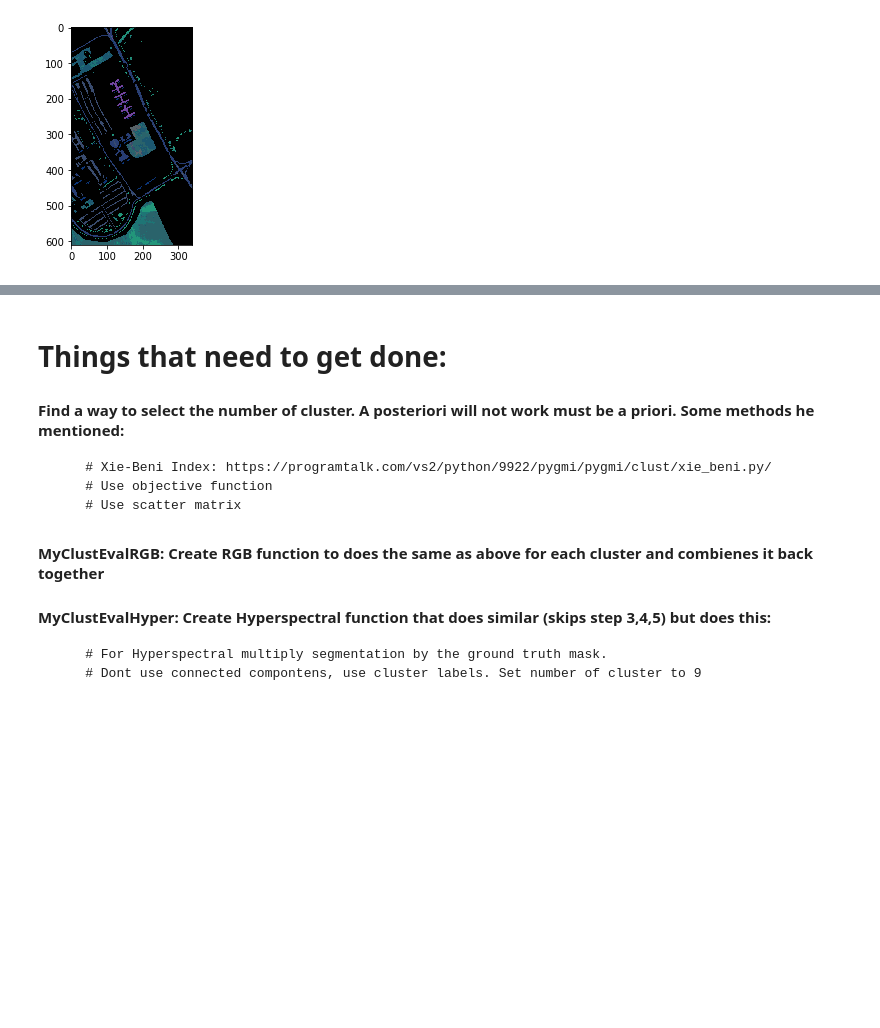
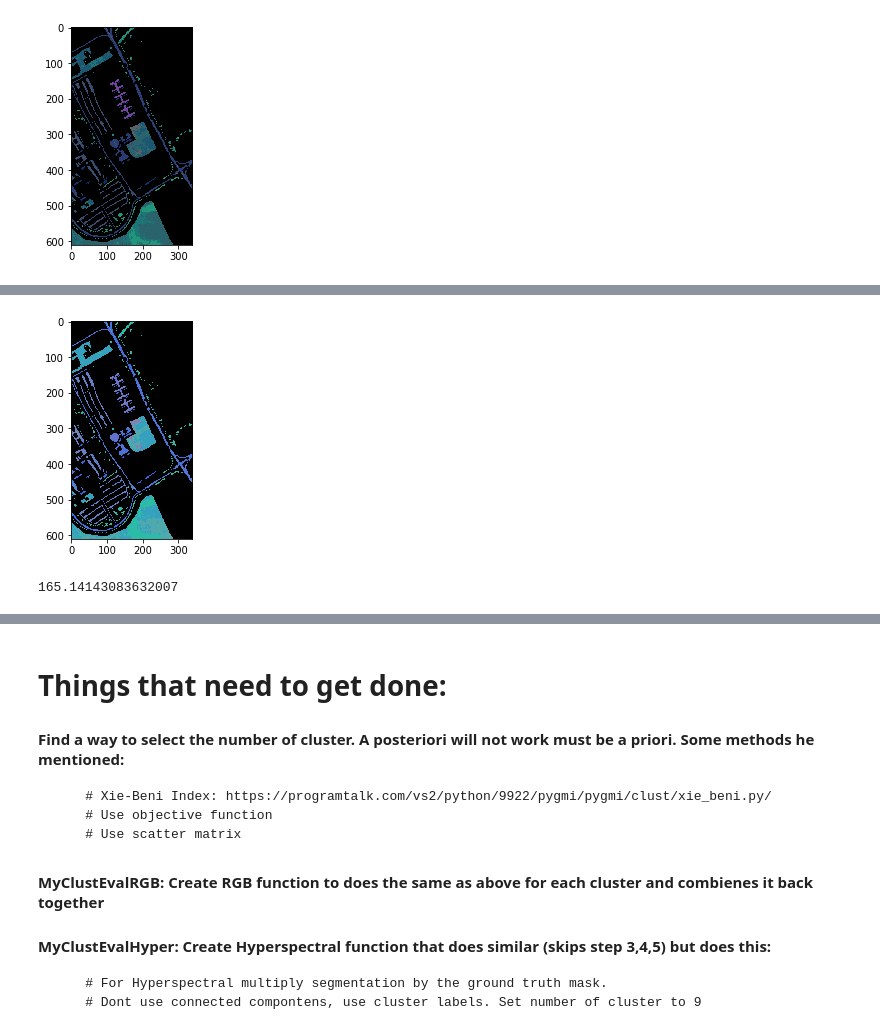
Before and after one commit to Eiris/MLProjectUF, a Jupyter notebook: Project 1/Project_1 - Data Cleaning for Kmeans.ipynb, the cells around one changed output, grey strips where cells are left out. Drawn from its saved outputs; the diff is of its cells as text; code cells hidden in the pictures; blank space fills up the shorter version.

```diff
--- a/Project 1/Project_1 - Data Cleaning for Kmeans.ipynb
+++ b/Project 1/Project_1 - Data Cleaning for Kmeans.ipynb
@@ -292,0 +629,22 @@ plt.show()
+# %%
+# create mask with same dimensions as image
+mask = np.zeros_like(img_clustered)
+
+# copy your image_mask to all dimensions (i.e. colors) of your image
+for i in range(3):
+    mask[:,:,i] = htruth_mask.copy()
+
+# apply the mask to your image
+masked_image = clustered*mask
+
+plt.imshow(masked_image)
+plt.show()
+# %% [output]
+[figure, added]
+# %%
+hgtruth_load = sio.loadmat('PaviaGrTruth.mat')
+hgtruth_mask = hgtruth_load['PaviaGrTruth']
+
+martinIndex(hgtruth_mask, masked_image)*1000
+# %% [output]
+165.14143083632007
```
Also changed, not shown: parts of 20 cells of this notebook.
